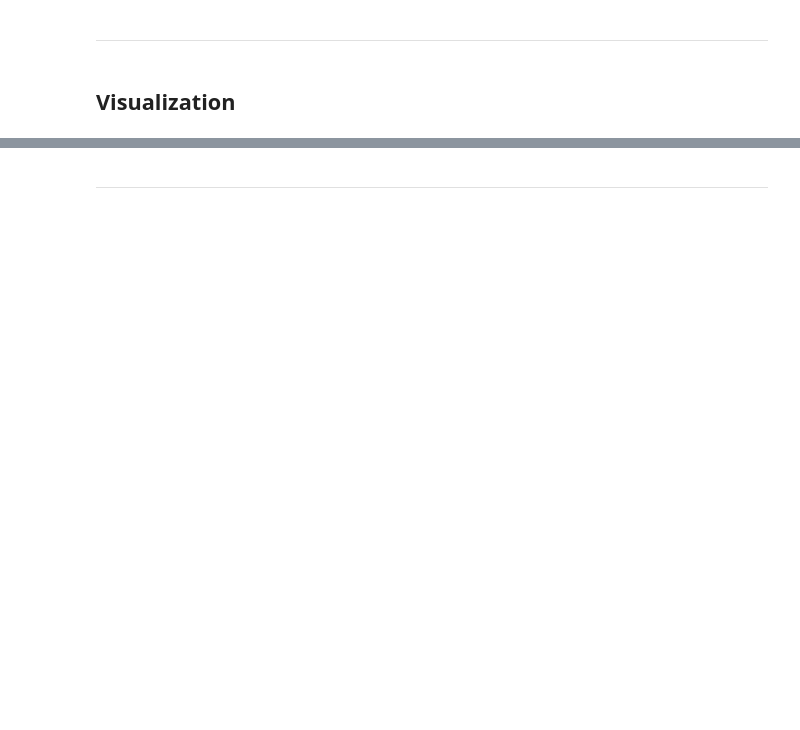
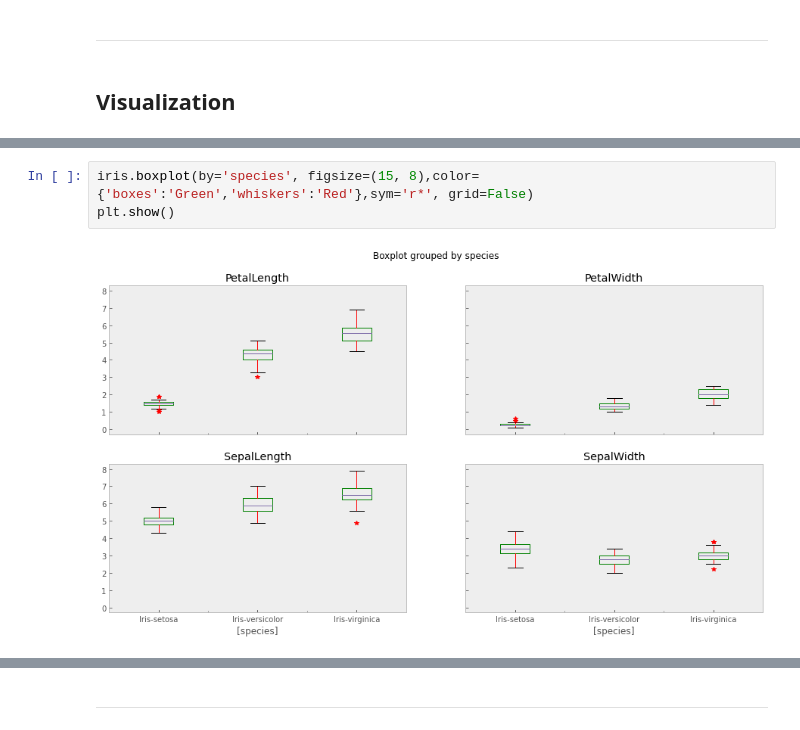
Before and after one commit to wgova/eda_iris, a Jupyter notebook: iris_analysis.ipynb, the cells around one changed output, grey strips where cells are left out. Drawn from its saved outputs; the diff is of its cells as text; blank space fills up the shorter version.

```diff
--- a/iris_analysis.ipynb
+++ b/iris_analysis.ipynb
@@ -95,0 +138,5 @@ AttributeError: ignored
+# %%
+iris.boxplot(by='species', figsize=(15, 8),color={'boxes':'Green','whiskers':'Red'},sym='r*', grid=False)
+plt.show()
+# %% [output]
+[figure, added]
```
Also changed, not shown: parts of 74 cells of this notebook.
